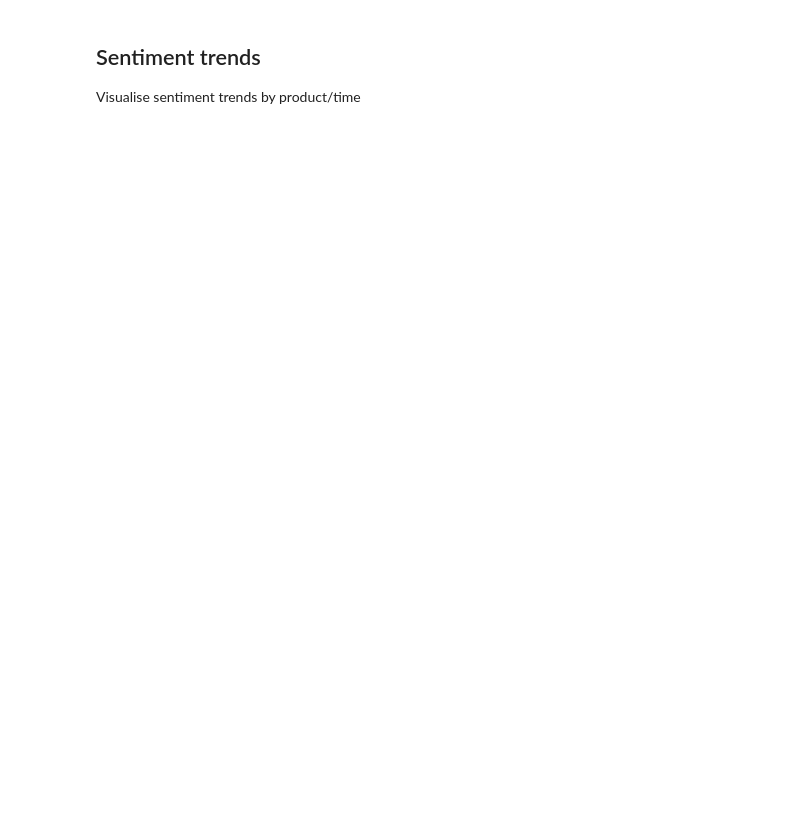
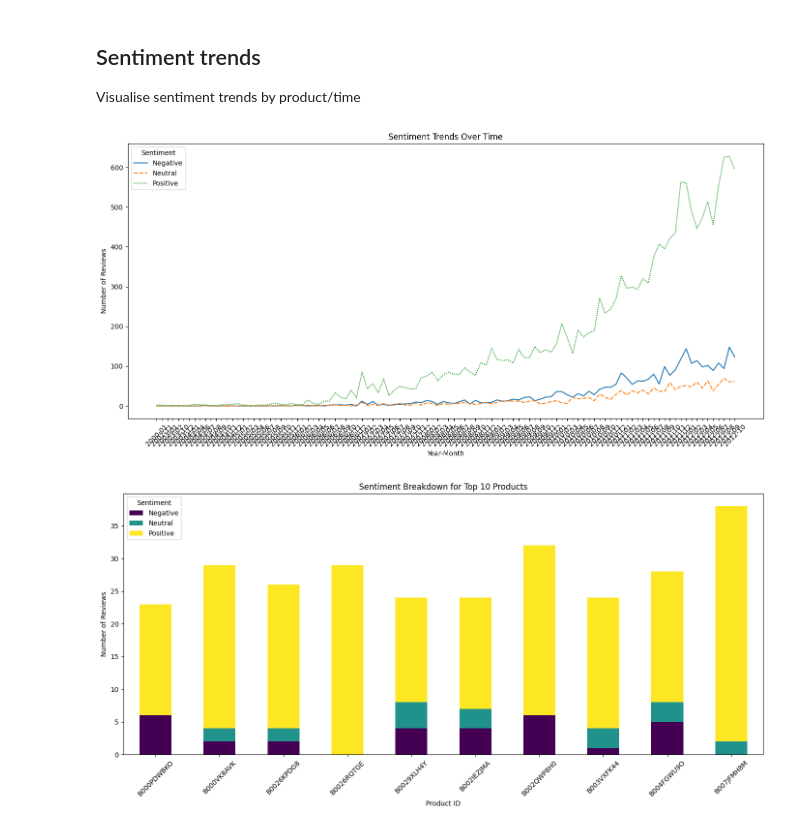
Before and after one commit to AmuKanda99/ci-hackathon-sentiment-analysis-of-product-reviews, a Jupyter notebook: jupyter_notebooks/2_amazon_product_review_EDA.ipynb, the cells around one changed output. Drawn from its saved outputs; the diff is of its cells as text; code cells hidden in the pictures; blank space fills up the shorter version.

```diff
--- a/jupyter_notebooks/2_amazon_product_review_EDA.ipynb
+++ b/jupyter_notebooks/2_amazon_product_review_EDA.ipynb
@@ -34,3 +167,44 @@ Visualise words associated with each sentiment category using wordclouds and bar
 ## Sentiment trends
 
 Visualise sentiment trends by product/time
+# %%
+# Ensure date parsing
+df['Date'] = pd.to_datetime(df['Date'], errors='coerce')
+df = df.dropna(subset=['Date'])
+
+# Aggregate sentiment over time (monthly)
+df['YearMonth'] = df['Date'].dt.to_period('M').astype(str)
+sentiment_monthly = df.groupby(['YearMonth', 'Sentiment']).size().reset_index(name='Count')
+sentiment_pivot = sentiment_monthly.pivot(index='YearMonth', columns='Sentiment', values='Count').fillna(0)
+
+# Plot sentiment trends over time
+plt.figure(figsize=(14,7))
+sns.lineplot(data=sentiment_pivot)
+plt.xticks(rotation=45)
+plt.title('Sentiment Trends Over Time')
+plt.ylabel('Number of Reviews')
+plt.xlabel('Year-Month')
+plt.legend(title='Sentiment')
+plt.tight_layout()
+plt.show()
+
+# Aggregate sentiment by product for top 10 products
+top_products = df['ProductId'].value_counts().nlargest(10).index
+df_top = df[df['ProductId'].isin(top_products)]
+sentiment_product = df_top.groupby(['ProductId', 'Sentiment']).size().reset_index(name='Count')
+product_pivot = sentiment_product.pivot(index='ProductId', columns='Sentiment', values='Count').fillna(0)
+
+# Plot sentiment by product (stacked bar plot)
+product_pivot.plot(
+    kind='bar', stacked=True,
+    colormap='viridis', figsize=(14,7)
+)
+plt.title('Sentiment Breakdown for Top 10 Products')
+plt.ylabel('Number of Reviews')
+plt.xlabel('Product ID')
+plt.xticks(rotation=45)
+plt.tight_layout()
+plt.show()
+# %% [output]
+[figure, added]
+[figure, added]
```
Also changed, not shown: parts of 8 cells of this notebook.
